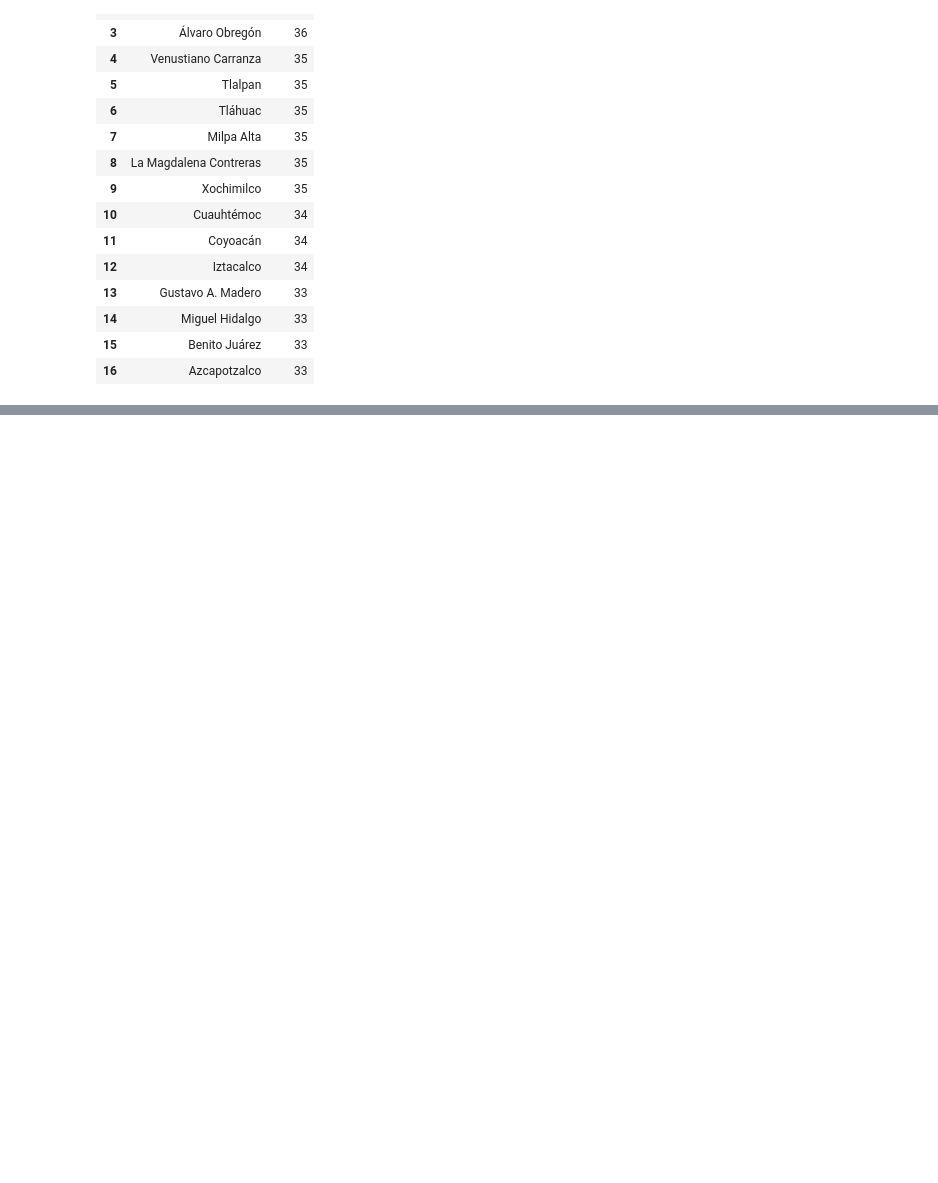
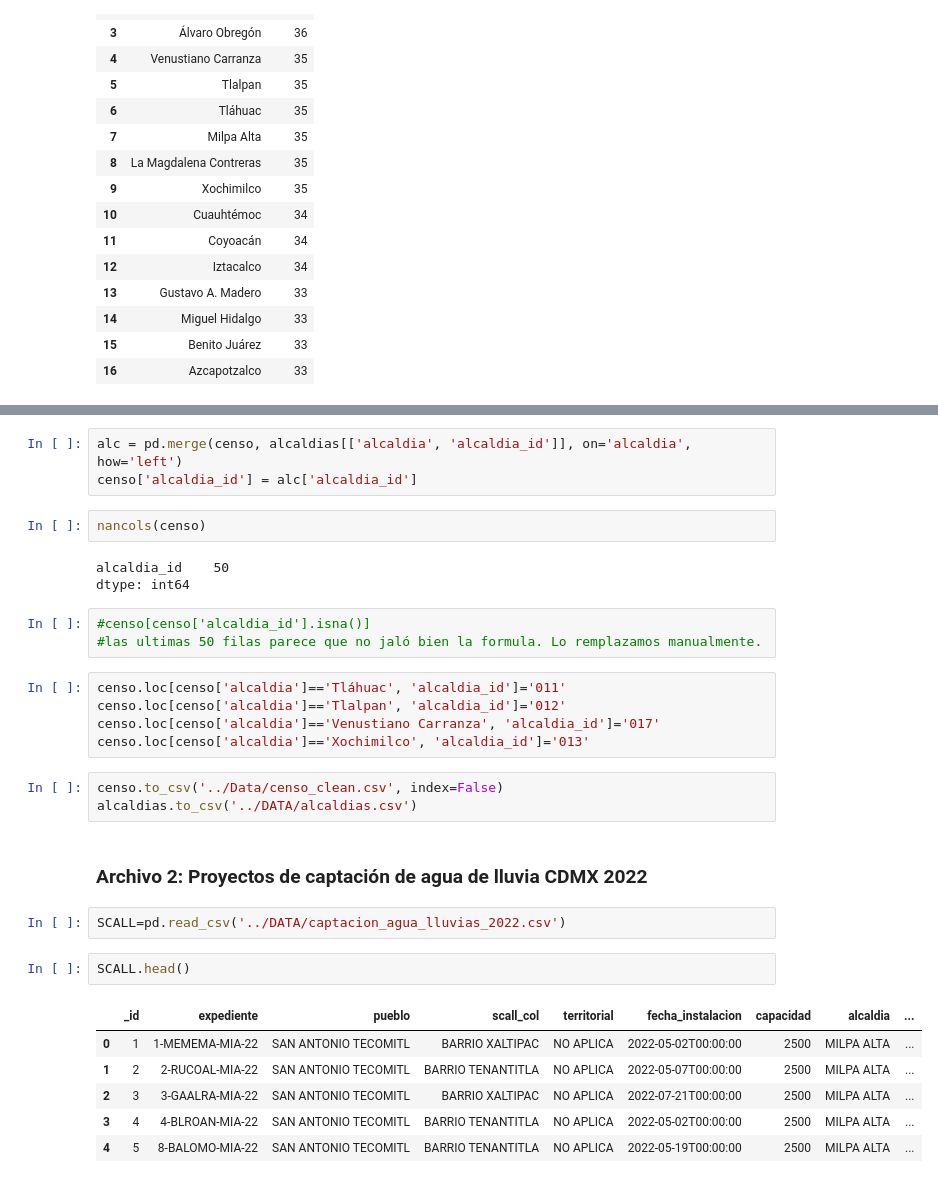
Before and after one commit to Anton-Utray/ETL, a Jupyter notebook: SRC/Data_Cleaning.ipynb, the cells around one changed output, grey strips where cells are left out. Drawn from its saved outputs; the diff is of its cells as text; blank space fills up the shorter version.

Commit message:
archivos limpios

```diff
--- a/SRC/Data_Cleaning.ipynb
+++ b/SRC/Data_Cleaning.ipynb
@@ -90,0 +174,32 @@ censo.head(100) #vamos a empezar a agrupar valores, por ejemplo
+# %%
+alc = pd.merge(censo, alcaldias[['alcaldia', 'alcaldia_id']], on='alcaldia', how='left')
+censo['alcaldia_id'] = alc['alcaldia_id']
+# %%
+nancols(censo)
+# %% [output]
+alcaldia_id    50
+dtype: int64
+# %%
+#censo[censo['alcaldia_id'].isna()]
+#las ultimas 50 filas parece que no jaló bien la formula. Lo remplazamos manualmente.
+# %%
+censo.loc[censo['alcaldia']=='Tláhuac', 'alcaldia_id']='011'
+censo.loc[censo['alcaldia']=='Tlalpan', 'alcaldia_id']='012'
+censo.loc[censo['alcaldia']=='Venustiano Carranza', 'alcaldia_id']='017'
+censo.loc[censo['alcaldia']=='Xochimilco', 'alcaldia_id']='013'
+# %%
+censo.to_csv('../Data/censo_clean.csv', index=False)
+alcaldias.to_csv('../DATA/alcaldias.csv')
+# %% [markdown]
+### Archivo 2: Proyectos de captación de agua de lluvia CDMX 2022
+# %%
+SCALL=pd.read_csv('../DATA/captacion_agua_lluvias_2022.csv')
+# %%
+SCALL.head()
+# %% [output]
+|  | _id | expediente | pueblo | scall_col | territorial | fecha_instalacion | capacidad | alcaldia | ... |
+| 0 | 1 | 1-MEMEMA-MIA-22 | SAN ANTONIO TECOMITL | BARRIO XALTIPAC | NO APLICA | 2022-05-02T00:00:00 | 2500 | MILPA ALTA | ... |
+| 1 | 2 | 2-RUCOAL-MIA-22 | SAN ANTONIO TECOMITL | BARRIO TENANTITLA | NO APLICA | 2022-05-07T00:00:00 | 2500 | MILPA ALTA | ... |
+| 2 | 3 | 3-GAALRA-MIA-22 | SAN ANTONIO TECOMITL | BARRIO XALTIPAC | NO APLICA | 2022-07-21T00:00:00 | 2500 | MILPA ALTA | ... |
+| 3 | 4 | 4-BLROAN-MIA-22 | SAN ANTONIO TECOMITL | BARRIO TENANTITLA | NO APLICA | 2022-05-02T00:00:00 | 2500 | MILPA ALTA | ... |
+| 4 | 5 | 8-BALOMO-MIA-22 | SAN ANTONIO TECOMITL | BARRIO TENANTITLA | NO APLICA | 2022-05-19T00:00:00 | 2500 | MILPA ALTA | ... |
```
Also changed, not shown: parts of 29 cells of this notebook, 3 other files.
